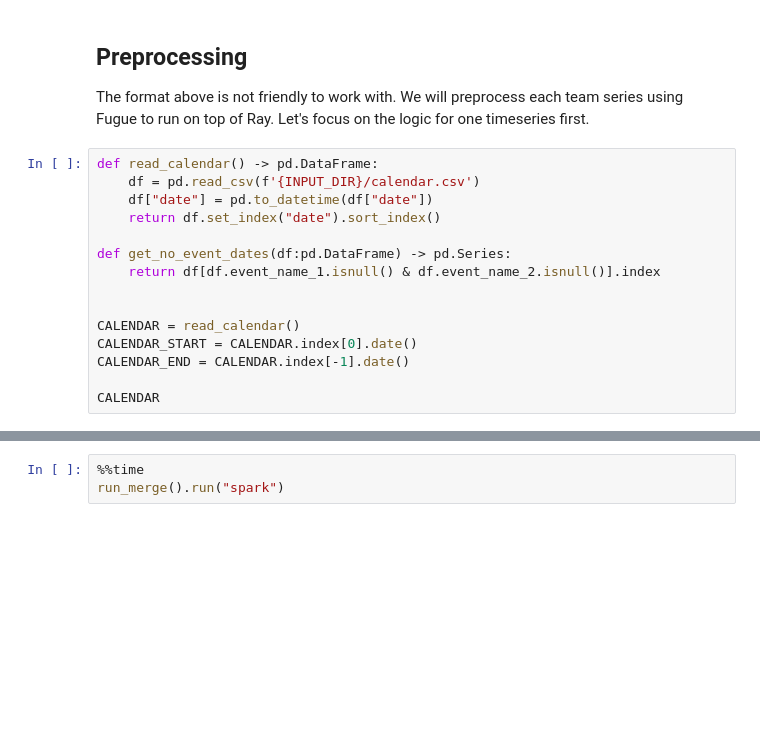
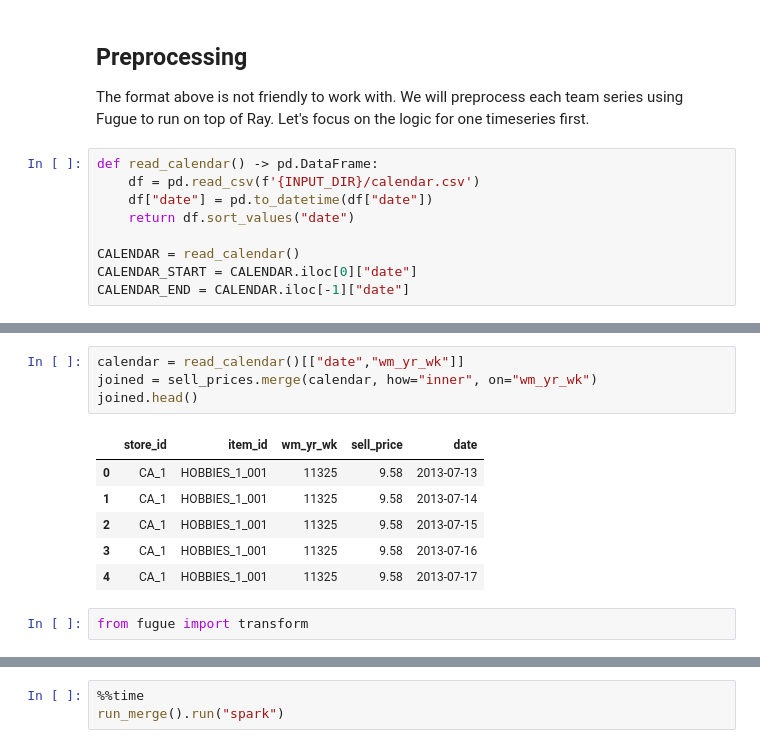
Before and after one commit to kvnkho/pydata-timeseries-forecasting, a Jupyter notebook: notebooks/intro.ipynb, the cells around one changed output, grey strips where cells are left out. Cells and saved outputs as stored; diff of their text form; blank space fills up the shorter version.

```diff
--- a/notebooks/intro.ipynb
+++ b/notebooks/intro.ipynb
@@ -151,14 +145,8 @@ The format above is not friendly to work with. We will preprocess each team seri
 def read_calendar() -> pd.DataFrame:
     df = pd.read_csv(f'{INPUT_DIR}/calendar.csv')
     df["date"] = pd.to_datetime(df["date"])
-    return df.set_index("date").sort_index()
-
-def get_no_event_dates(df:pd.DataFrame) -> pd.Series:
-    return df[df.event_name_1.isnull() & df.event_name_2.isnull()].index
-
+    return df.sort_values("date")
 
 CALENDAR = read_calendar()
-CALENDAR_START = CALENDAR.index[0].date()
-CALENDAR_END = CALENDAR.index[-1].date()
-
-CALENDAR
+CALENDAR_START = CALENDAR.iloc[0]["date"]
+CALENDAR_END = CALENDAR.iloc[-1]["date"]
@@ -196,3 +169,16 @@ df = pd.DataFrame([["store1","item1",date(2020,1,2),2.2],
 print(prices_to_series(df))
 # %% [output]
 [{'store_id': 'store1', 'item_id': 'item1', 'price_start': datetime.date(2020, 1, 2), 'prices': [2.2, 3.3, 4.4]}]
+# %%
+calendar = read_calendar()[["date","wm_yr_wk"]]
+joined = sell_prices.merge(calendar, how="inner", on="wm_yr_wk")
+joined.head()
+# %% [output]
+|  | store_id | item_id | wm_yr_wk | sell_price | date |
+| 0 | CA_1 | HOBBIES_1_001 | 11325 | 9.58 | 2013-07-13 |
+| 1 | CA_1 | HOBBIES_1_001 | 11325 | 9.58 | 2013-07-14 |
+| 2 | CA_1 | HOBBIES_1_001 | 11325 | 9.58 | 2013-07-15 |
+| 3 | CA_1 | HOBBIES_1_001 | 11325 | 9.58 | 2013-07-16 |
+| 4 | CA_1 | HOBBIES_1_001 | 11325 | 9.58 | 2013-07-17 |
+# %%
+from fugue import transform
```
Also changed, not shown: parts of 12 cells of this notebook.
